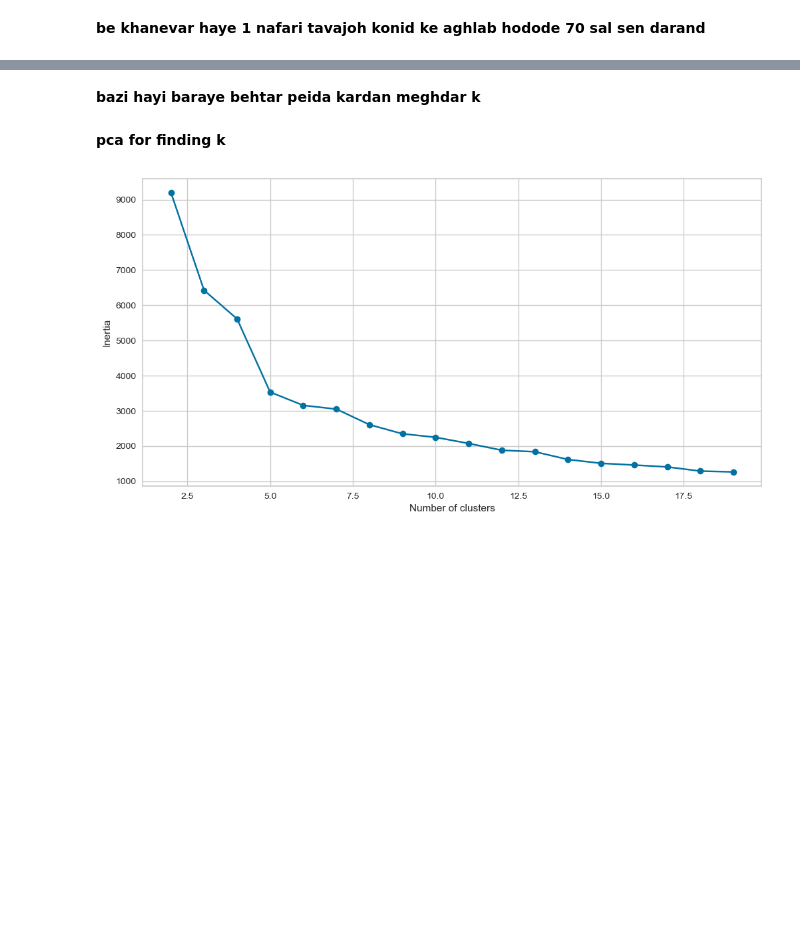
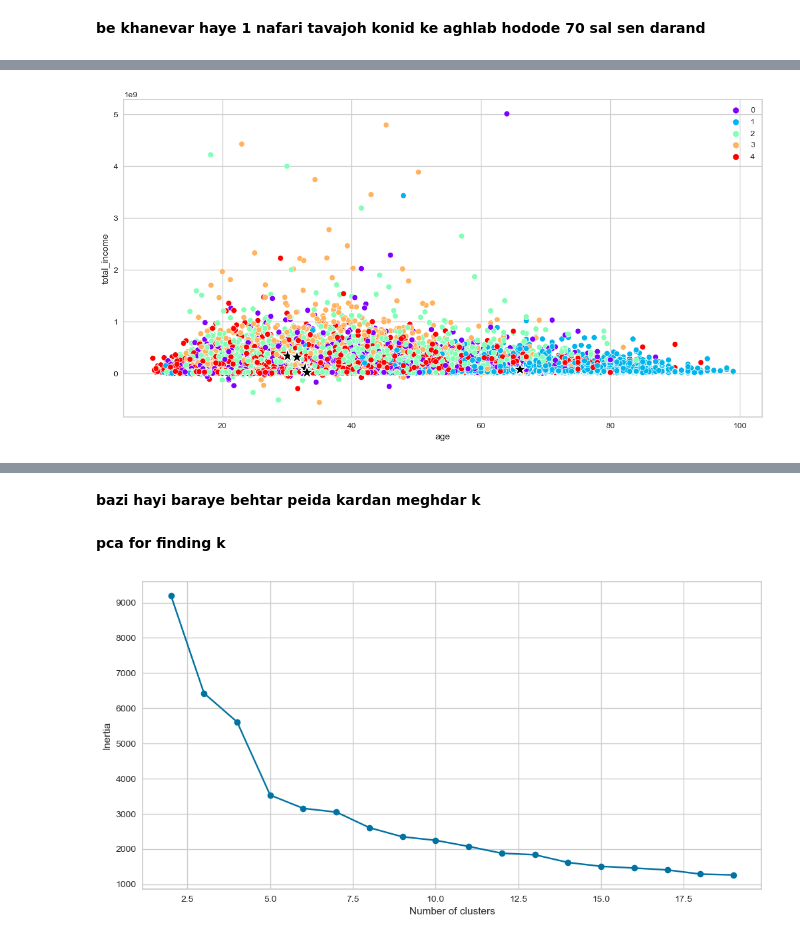
Before and after one commit to realBagher/Iran_family_income_analysis-_g6, a Jupyter notebook: ClusteringCodes/clean_clustering.ipynb, the cells around one changed output, grey strips where cells are left out. Drawn from its saved outputs; the diff is of its cells as text; code cells hidden in the pictures; blank space fills up the shorter version.

```diff
--- a/ClusteringCodes/clean_clustering.ipynb
+++ b/ClusteringCodes/clean_clustering.ipynb
@@ -342,0 +393,11 @@ total_df.iloc[closest].sort_values(by=['total_income'],ascending=False)
+# %%
+col0='age'
+col1 = 'total_income'
+plt.figure(figsize=(14,7))
+# sns.set(rc={'xtick.labelsize':17,'ytick.labelsize':10,'axes.labelsize':15 , "axes.grid":True})
+# custom_palette = sns.color_palette("rainbow", 6)
+sns.scatterplot(x=col0,y=col1,hue=total_df['Clusters'],data=total_df,palette='rainbow')
+sns.scatterplot(x=total_df.iloc[closest][col0],y=total_df.iloc[closest][col1],s=300,marker="*",color='black')
+plt.show()
+# %% [output]
+[figure, added]
```
Also changed, not shown: parts of 17 cells of this notebook.
